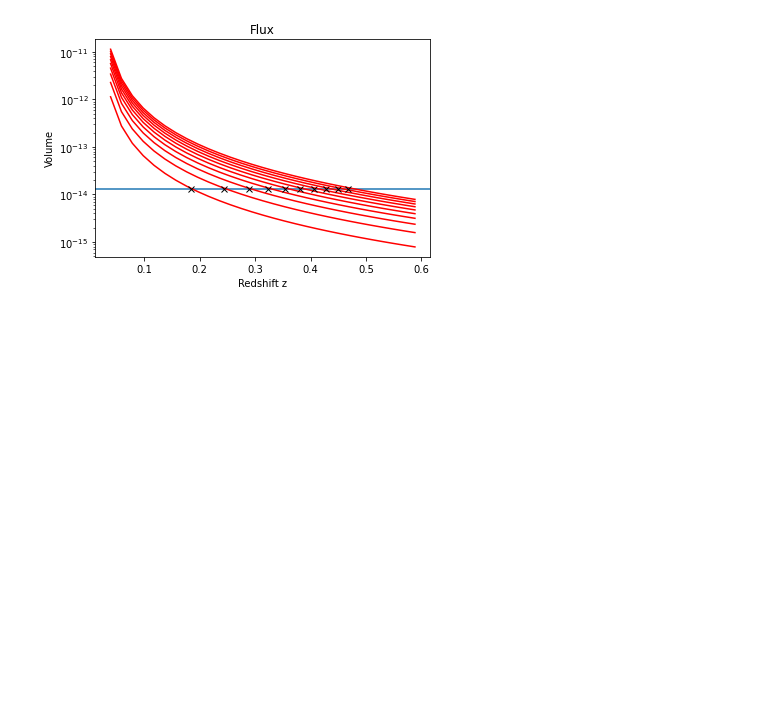
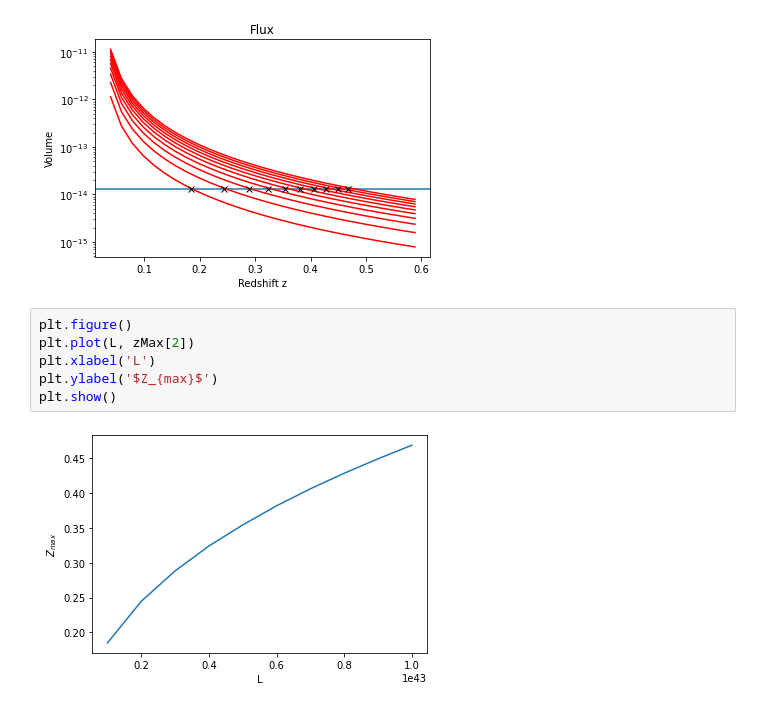
Before and after one commit to carle13/Galaxy-clusters-number-counts, a Jupyter notebook: analysis.ipynb, the cells around one changed output. Saved outputs shown, nothing was run; the diff lists cells and outputs as text; blank space fills up the shorter version.

```diff
--- a/analysis.ipynb
+++ b/analysis.ipynb
@@ -193,3 +201,11 @@ for i in range(len(flux[2])):
 plt.show()
 # %% [output]
 [figure]
+# %%
+plt.figure()
+plt.plot(L, zMax[2])
+plt.xlabel('L')
+plt.ylabel('$Z_{max}$')
+plt.show()
+# %% [output]
+[figure, added]
```
Also changed, not shown: parts of 2 cells of this notebook.
